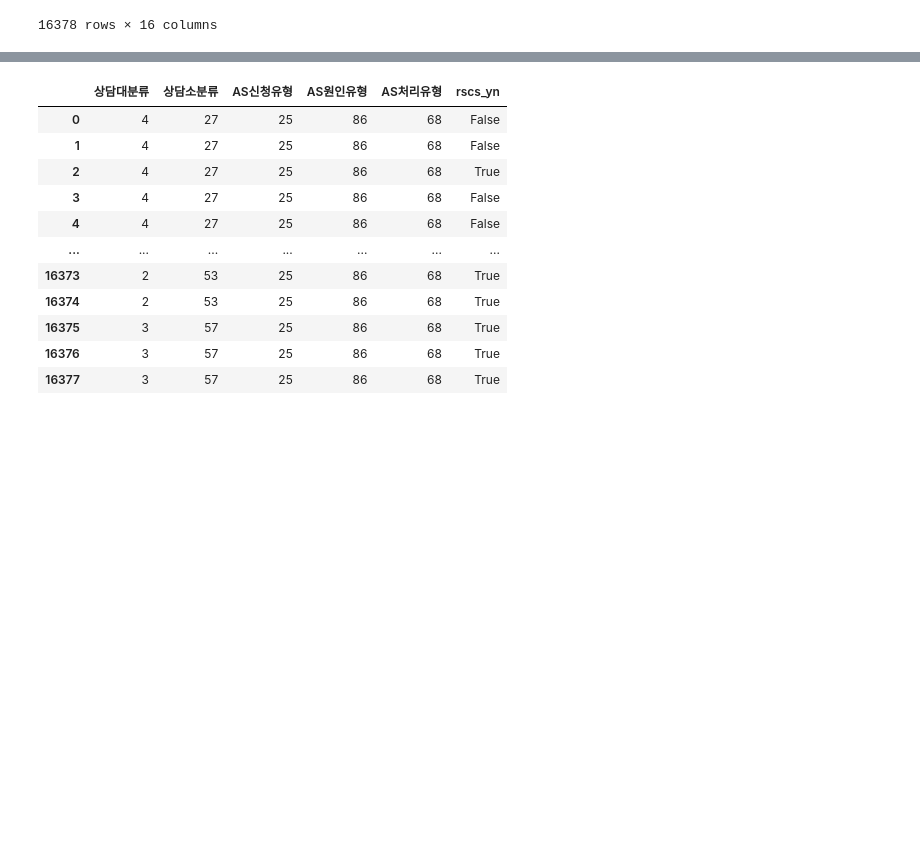
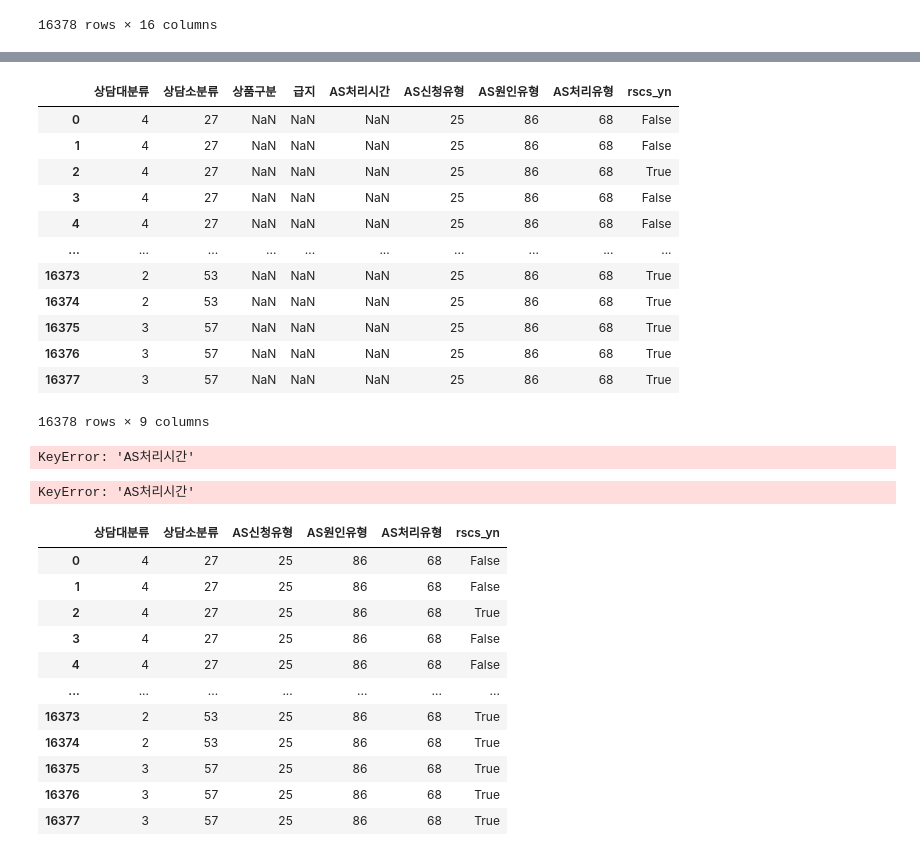
Before and after one commit to NamHyoYeon/AIProject_202007, a Jupyter notebook: voc_model_20200721.ipynb, the cells around one changed output, grey strips where cells are left out. Saved outputs shown, nothing was run; the diff lists cells and outputs as text; code cells hidden in the pictures; blank space fills up the shorter version.

```diff
--- a/voc_model_20200721.ipynb
+++ b/voc_model_20200721.ipynb
@@ -50,8 +50,32 @@ voc_df.corr()
 | as_rscs_diff | 0.043841 | -0.115642 | -0.226135 | -0.080733 | 0.015260 | 0.060612 | 0.025292 | 0.055287 | 0.029061 | 0.019633 | ... |
 | rscs_yn | -0.284577 | 0.229540 | 0.241449 | 0.290938 | -0.071353 | 0.019044 | 0.030673 | 0.019500 | 0.019616 | -0.051760 | ... |
 # %%
-val_columns = ['상담대분류', '상담소분류', 'AS신청유형', 'AS원인유형', 'AS처리유형', 'rscs_yn']
+val_columns = ['상담대분류', '상담소분류', '상품구분', '급지', 'AS처리시간', 'AS신청유형', 'AS원인유형', 'AS처리유형', 'rscs_yn']
 voc_df = pd.DataFrame(voc_df, columns=val_columns)
+# %%
+voc_df
+# %% [output]
+|  | 상담대분류 | 상담소분류 | 상품구분 | 급지 | AS처리시간 | AS신청유형 | AS원인유형 | AS처리유형 | rscs_yn |
+| 0 | 4 | 27 | NaN | NaN | NaN | 25 | 86 | 68 | False |
+| 1 | 4 | 27 | NaN | NaN | NaN | 25 | 86 | 68 | False |
+| 2 | 4 | 27 | NaN | NaN | NaN | 25 | 86 | 68 | True |
+| 3 | 4 | 27 | NaN | NaN | NaN | 25 | 86 | 68 | False |
+| 4 | 4 | 27 | NaN | NaN | NaN | 25 | 86 | 68 | False |
+| ... | ... | ... | ... | ... | ... | ... | ... | ... | ... |
+| 16373 | 2 | 53 | NaN | NaN | NaN | 25 | 86 | 68 | True |
+| 16374 | 2 | 53 | NaN | NaN | NaN | 25 | 86 | 68 | True |
+| 16375 | 3 | 57 | NaN | NaN | NaN | 25 | 86 | 68 | True |
+| 16376 | 3 | 57 | NaN | NaN | NaN | 25 | 86 | 68 | True |
+| 16377 | 3 | 57 | NaN | NaN | NaN | 25 | 86 | 68 | True |
+16378 rows × 9 columns
+# %%
+voc_df['AS처리시간']
+# %% [output]
+KeyError: 'AS처리시간'
+# %%
+voc_df['AS처리시간'] = voc_df['AS처리시간'].fillna('-1')
+# %% [output]
+KeyError: 'AS처리시간'
 # %%
 voc_df
 # %% [output]
```
Also changed, not shown: 2 other files.
